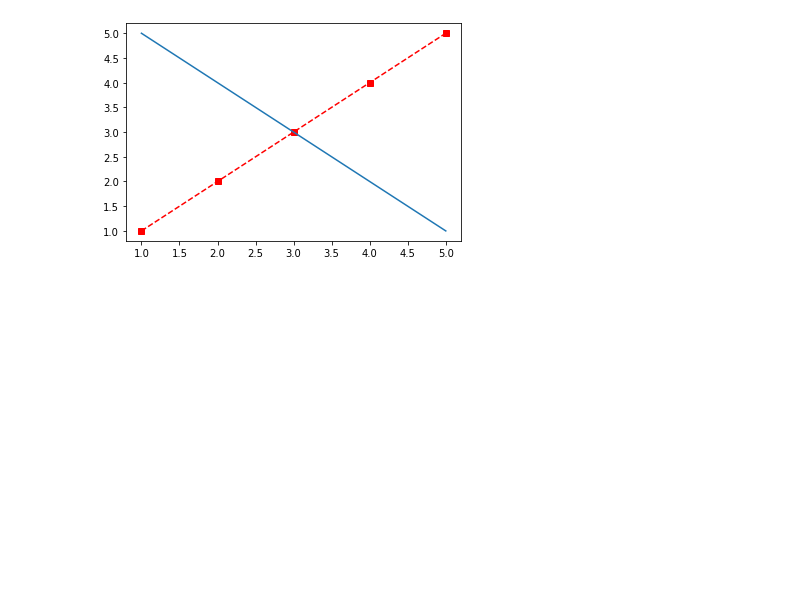
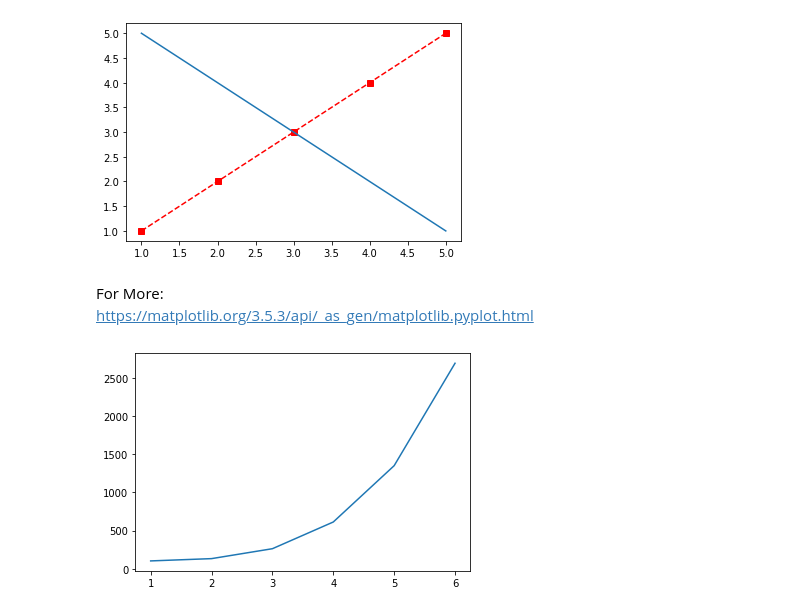
Before and after one commit to ananthi25/Git_Practice, a Jupyter notebook: MatplotLib.ipynb, the cells around one changed output. Drawn from its saved outputs; the diff is of its cells as text; code cells hidden in the pictures; blank space fills up the shorter version.

```diff
--- a/MatplotLib.ipynb
+++ b/MatplotLib.ipynb
@@ -115,3 +115,15 @@ plt.plot(x2,y2)
 plt.show()
 # %% [output]
 [figure]
+# %% [markdown]
+For More:<br>
+https://matplotlib.org/3.5.3/api/_as_gen/matplotlib.pyplot.html
+# %%
+import numpy as np
+
+x=np.array([1,2,3,4,5,6])
+y=2*(x**4)+100
+plt.plot(x,y)
+plt.show()
+# %% [output]
+[figure, added]
```
Also changed, not shown: parts of 4 cells of this notebook.
